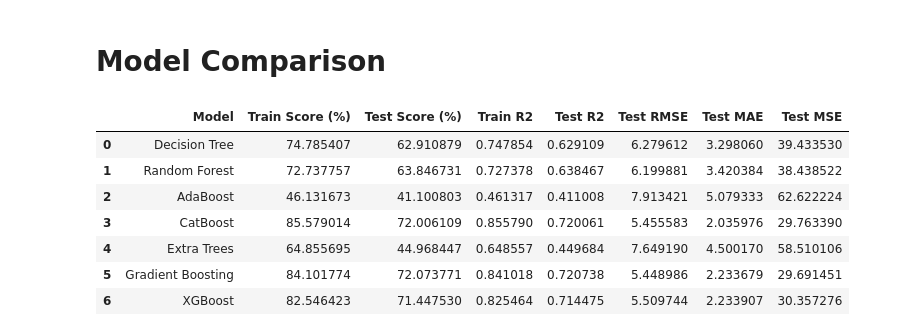
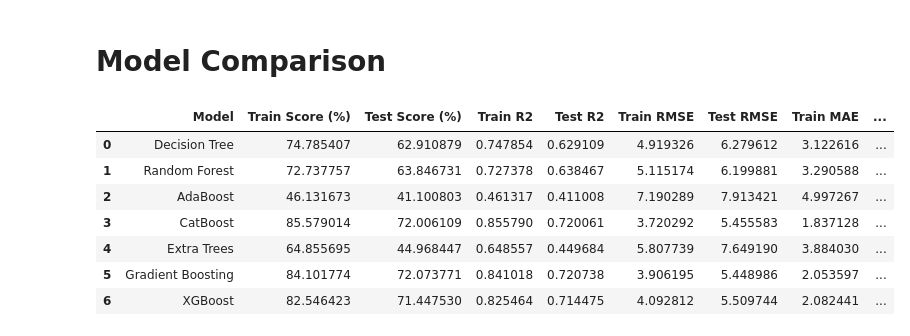
Before and after one commit to samifahim07/Ride-Fare-Estimation, a Jupyter notebook: uber_fare.ipynb, the cells around one changed output. Cells and saved outputs as stored; diff of their text form; code cells hidden in the pictures.

Commit message:
Update model comparison table to include additional evaluation metrics for regressors

```diff
--- a/uber_fare.ipynb
+++ b/uber_fare.ipynb
@@ -853,6 +853,16 @@ model_comparison = {
         test_r2_xgb
     ],
 
+    "Train RMSE": [
+        train_rmse_dt,
+        train_rmse_rf,
+        train_rmse_ada,
+        train_rmse_cat,
+        train_rmse_extra,
+        train_rmse_gb,
+        train_rmse_xgb
+    ],
+
     "Test RMSE": [
         test_rmse_dt,
         test_rmse_rf,
@@ -861,38 +871,58 @@ model_comparison = {
         test_rmse_extra,
         test_rmse_gb,
         test_rmse_xgb
     ],
 
+    "Train MAE": [
+        train_mae_dt,
+        train_mae_rf,
+        train_mae_ada,
+        train_mae_cat,
+        train_mae_extra,
+        train_mae_gb,
+        train_mae_xgb
+    ],
+
     "Test MAE": [
         test_mae_dt,
         test_mae_rf,
         test_mae_ada,
         test_mae_cat,
         test_mae_extra,
         test_mae_gb,
         test_mae_xgb
+    ],
+
+    "Train MSE": [
+        train_mse_dt,
+        train_mse_rf,
+        train_mse_ada,
+        train_mse_cat,
+        train_mse_extra,
+        train_mse_gb,
+        train_mse_xgb
     ],
 
     "Test MSE": [
         test_mse_dt,
         test_mse_rf,
         test_mse_ada,
         test_mse_cat,
         test_mse_extra,
         test_mse_gb,
         test_mse_xgb
     ]
 }
 
 comparison_df = pd.DataFrame(model_comparison)
 
 comparison_df
 # %% [output]
-|  | Model | Train Score (%) | Test Score (%) | Train R2 | Test R2 | Test RMSE | Test MAE | Test MSE |
-| 0 | Decision Tree | 74.785407 | 62.910879 | 0.747854 | 0.629109 | 6.279612 | 3.298060 | 39.433530 |
-| 1 | Random Forest | 72.737757 | 63.846731 | 0.727378 | 0.638467 | 6.199881 | 3.420384 | 38.438522 |
-| 2 | AdaBoost | 46.131673 | 41.100803 | 0.461317 | 0.411008 | 7.913421 | 5.079333 | 62.622224 |
-| 3 | CatBoost | 85.579014 | 72.006109 | 0.855790 | 0.720061 | 5.455583 | 2.035976 | 29.763390 |
-| 4 | Extra Trees | 64.855695 | 44.968447 | 0.648557 | 0.449684 | 7.649190 | 4.500170 | 58.510106 |
-| 5 | Gradient Boosting | 84.101774 | 72.073771 | 0.841018 | 0.720738 | 5.448986 | 2.233679 | 29.691451 |
-| 6 | XGBoost | 82.546423 | 71.447530 | 0.825464 | 0.714475 | 5.509744 | 2.233907 | 30.357276 |
+|  | Model | Train Score (%) | Test Score (%) | Train R2 | Test R2 | Train RMSE | Test RMSE | Train MAE | ... |
+| 0 | Decision Tree | 74.785407 | 62.910879 | 0.747854 | 0.629109 | 4.919326 | 6.279612 | 3.122616 | ... |
+| 1 | Random Forest | 72.737757 | 63.846731 | 0.727378 | 0.638467 | 5.115174 | 6.199881 | 3.290588 | ... |
+| 2 | AdaBoost | 46.131673 | 41.100803 | 0.461317 | 0.411008 | 7.190289 | 7.913421 | 4.997267 | ... |
+| 3 | CatBoost | 85.579014 | 72.006109 | 0.855790 | 0.720061 | 3.720292 | 5.455583 | 1.837128 | ... |
+| 4 | Extra Trees | 64.855695 | 44.968447 | 0.648557 | 0.449684 | 5.807739 | 7.649190 | 3.884030 | ... |
+| 5 | Gradient Boosting | 84.101774 | 72.073771 | 0.841018 | 0.720738 | 3.906195 | 5.448986 | 2.053597 | ... |
+| 6 | XGBoost | 82.546423 | 71.447530 | 0.825464 | 0.714475 | 4.092812 | 5.509744 | 2.082441 | ... |
```
